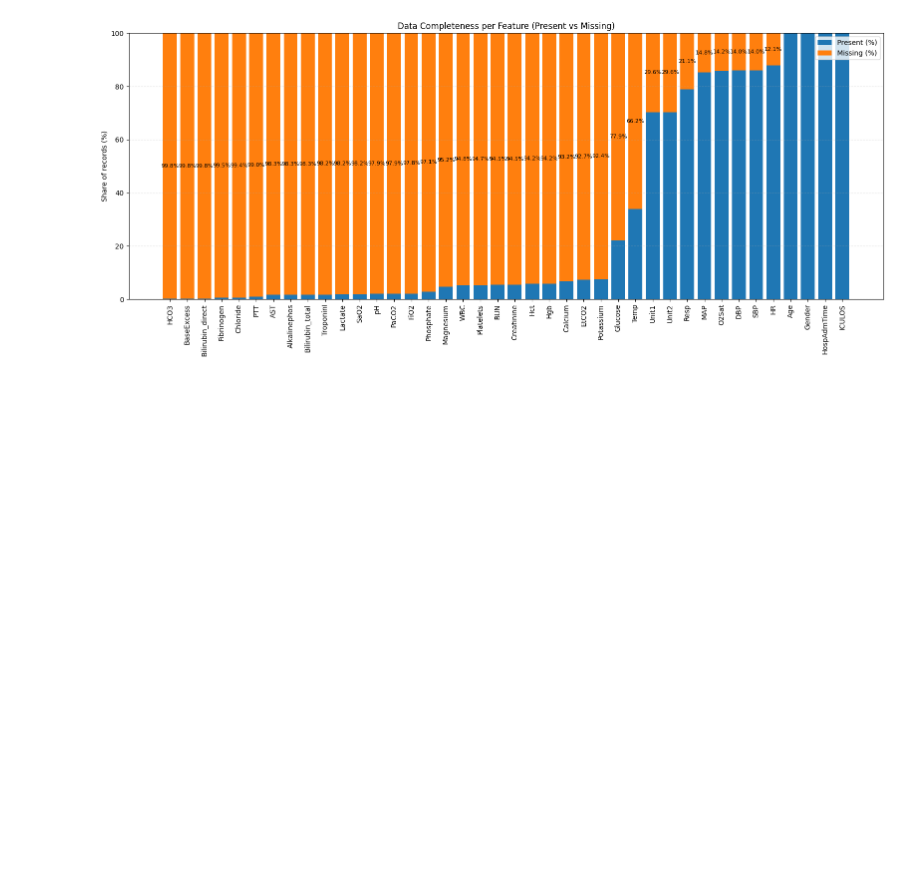
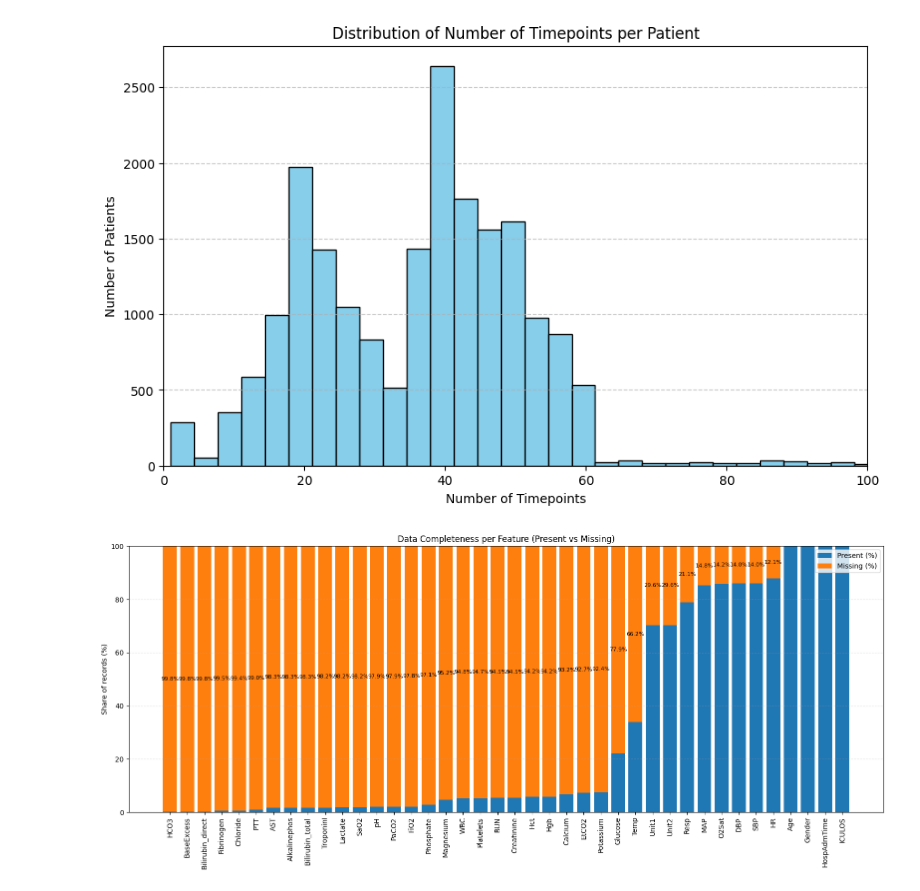
Before and after one commit to LoSpiri/jax-neural-odes, a Jupyter notebook: assignment_6/plotting.ipynb, the cells around one changed output. Saved outputs shown, nothing was run; the diff lists cells and outputs as text; code cells hidden in the pictures; blank space fills up the shorter version.

```diff
--- a/assignment_6/plotting.ipynb
+++ b/assignment_6/plotting.ipynb
@@ -2,6 +2,10 @@
 from SepsisDataset import SepsisDataset
 # %%
 dataset = SepsisDataset()
+# %%
+dataset.distribution_of_number_of_timepoints()
+# %% [output]
+[figure, added]
 # %%
 dataset.bar_plot_of_missing_values()
 # %% [output]
```
Also changed, not shown: 2 other files.
